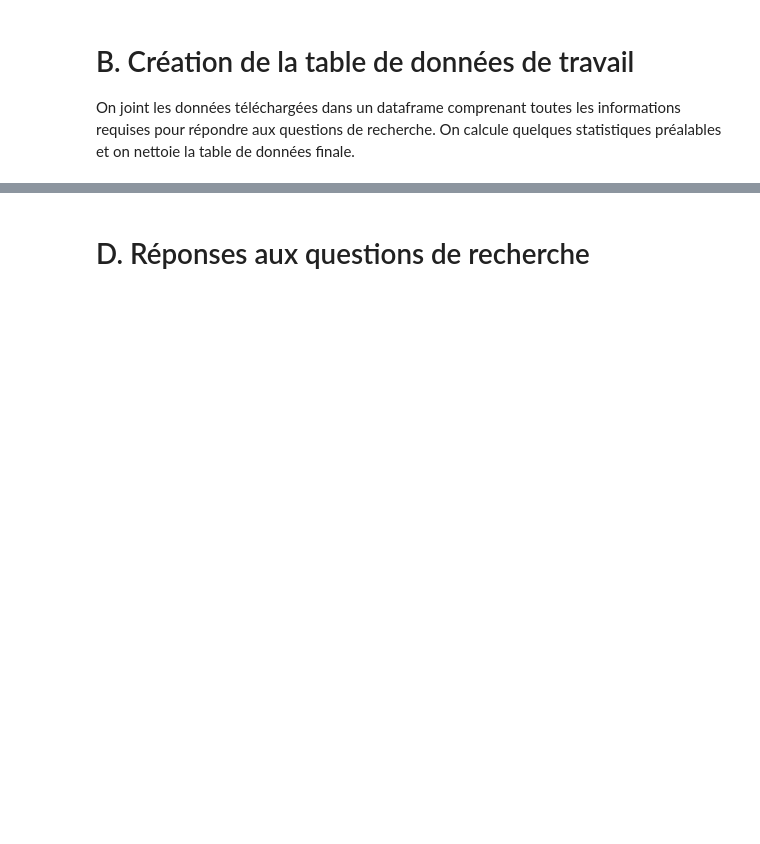
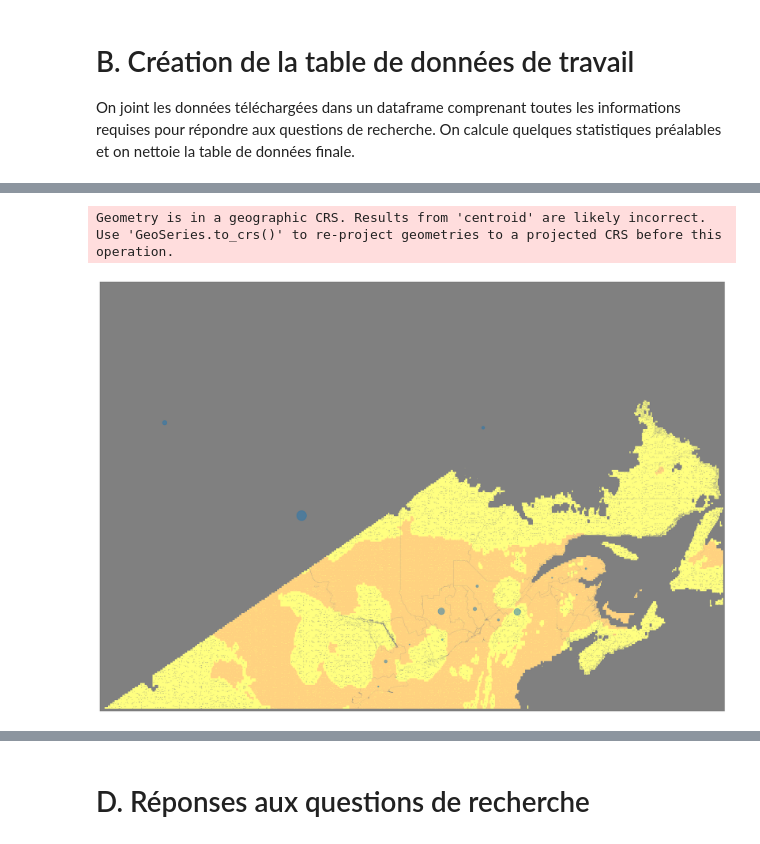
Before and after one commit to bouchardi/map_le, a Jupyter notebook: analysis.ipynb, the cells around one changed output, grey strips where cells are left out. Saved outputs shown, nothing was run; the diff lists cells and outputs as text; code cells hidden in the pictures; blank space fills up the shorter version.

```diff
--- a/analysis.ipynb
+++ b/analysis.ipynb
@@ -130,20 +164,3 @@ On calcule la biomasse totale (`total_biomass`) pour chacune des régions agrico
-# %%
-df_boundaries["stats"] = zonal_stats(
-    vectors=df_boundaries['geometry'],
-    raster=biomass_raster_data,
-    affine=biomass_raster.transform,
-    nodata=biomass_raster.nodata,
-    stats="sum"
-)
-
-df_boundaries["total_biomass"] = df_boundaries.apply(
-    lambda row: row["stats"]["sum"],
-    axis=1
-)
-
-df_boundaries = df_boundaries.drop(["stats"], axis=1)
-
-df_boundaries.head()
 # %% [markdown]
 ### Projections de l'enveloppe climatique propice à l'érable à sucre
 
@@ -354,0 +415,42 @@ interact(
+# %%
+def _plot_zoom(raster, markersize_factor=50000):
+
+    xmin = -90
+    xmax = -65
+    ymin = 42
+    ymax = 65
+
+    crop_df = df.cx[xmin: xmax, ymin: ymax]
+
+    xmin = min(crop_df.bounds["minx"])
+    ymin = min(crop_df.bounds["miny"])
+    xmax = max(crop_df.bounds["maxx"])
+    ymax = max(crop_df.bounds["maxy"])
+
+    fig, ax = plt.subplots()
+
+    out_image, out_transform = mask(
+        raster_2011_2040,
+        [Polygon(((xmin, ymin), (xmin, ymin), (xmax, ymin) ,(xmax, ymax)))],
+        crop=True
+    )
+
+    ax = show(
+        out_image,
+        transform=out_transform,
+        alpha=0.5,
+        cmap=cmap,
+        norm=norm,
+        with_bounds=True,
+        ax=ax
+    )
+
+    crop_df.boundary.plot(ax=ax, lw=0.1, color="grey")
+    crop_df.centroid.plot(markersize=df['2021_num_entailles'] / markersize_factor, alpha=0.5, ax=ax)
+
+    ax.set_axis_off()
+
+_plot_zoom(raster_2011_2040)
+# %% [output]
+Geometry is in a geographic CRS. Results from 'centroid' are likely incorrect. Use 'GeoSeries.to_crs()' to re-project geometries to a projected CRS before this operation.
+[figure, added]
```
Also changed, not shown: parts of 46 cells of this notebook, 4 other files.
